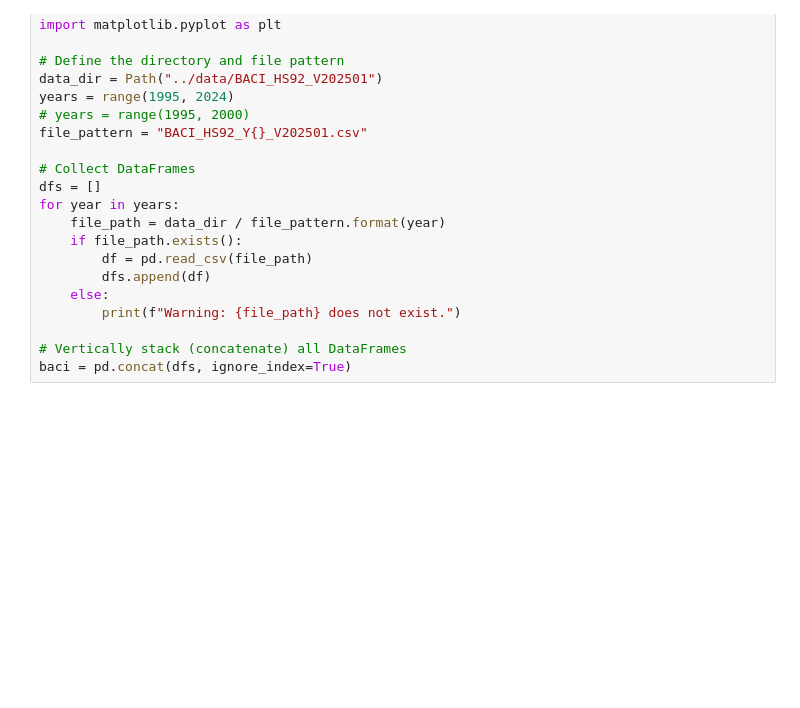
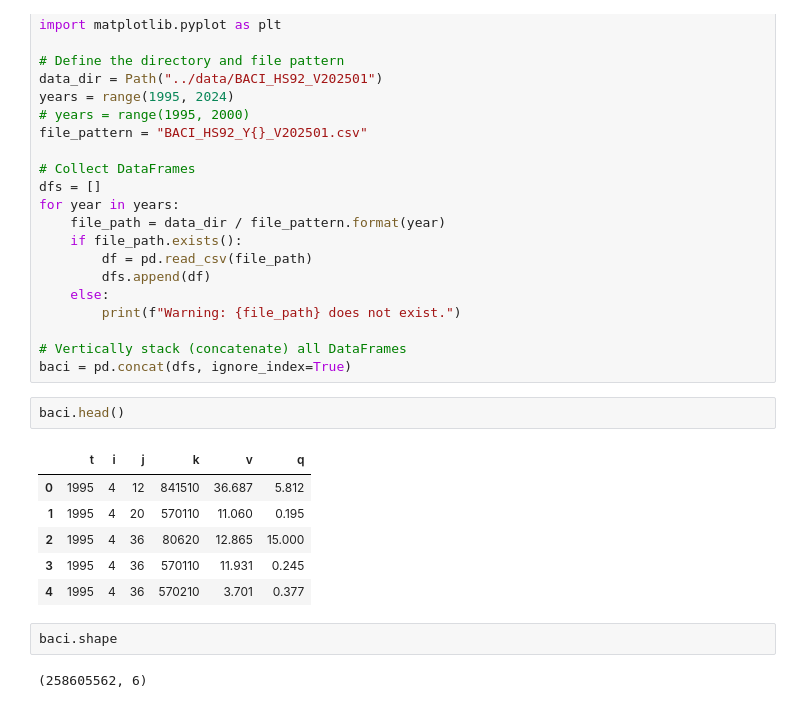
Before and after one commit to enourb/networks, a Jupyter notebook: code/concentration.ipynb, the cells around one changed output. Cells and saved outputs as stored; diff of their text form; blank space fills up the shorter version.

```diff
--- a/code/concentration.ipynb
+++ b/code/concentration.ipynb
@@ -22,3 +22,16 @@ for year in years:
 
 # Vertically stack (concatenate) all DataFrames
 baci = pd.concat(dfs, ignore_index=True)
+# %%
+baci.head()
+# %% [output]
+|  | t | i | j | k | v | q |
+| 0 | 1995 | 4 | 12 | 841510 | 36.687 | 5.812 |
+| 1 | 1995 | 4 | 20 | 570110 | 11.060 | 0.195 |
+| 2 | 1995 | 4 | 36 | 80620 | 12.865 | 15.000 |
+| 3 | 1995 | 4 | 36 | 570110 | 11.931 | 0.245 |
+| 4 | 1995 | 4 | 36 | 570210 | 3.701 | 0.377 |
+# %%
+baci.shape
+# %% [output]
+(258605562, 6)
```
Also changed, not shown: parts of 6 cells of this notebook, 2 other files.
